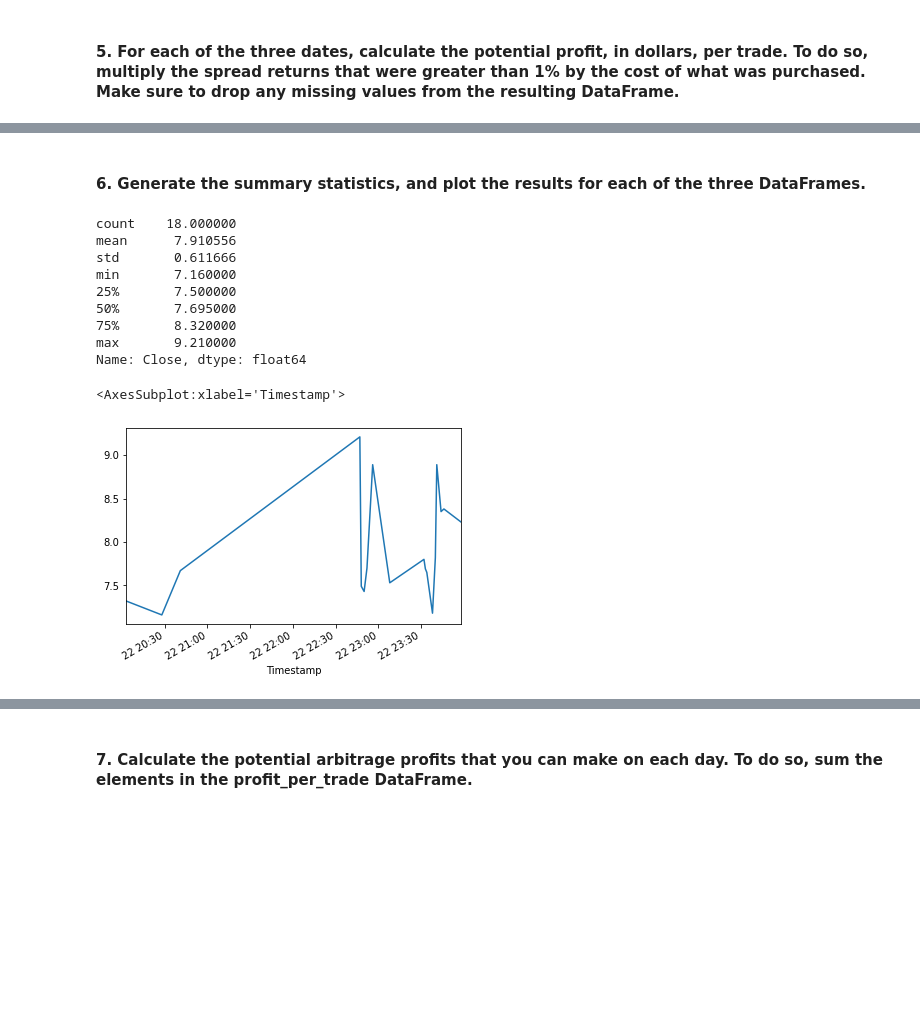
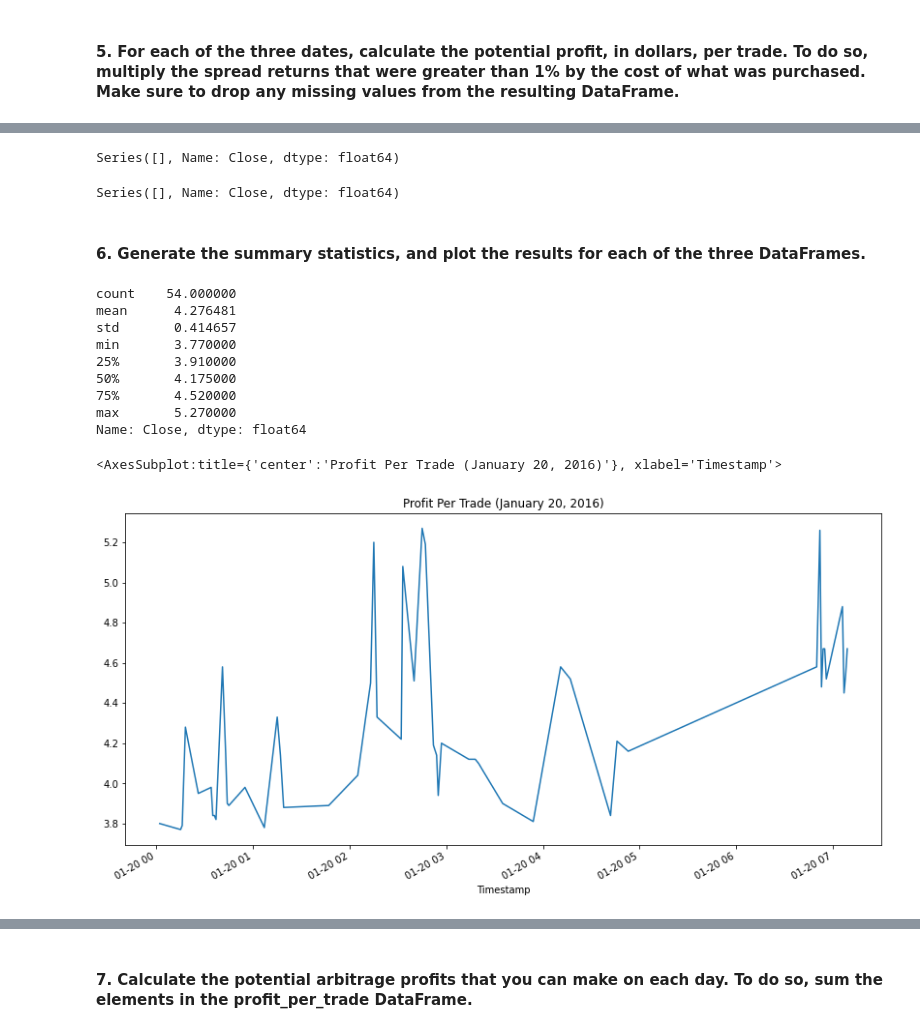
Before and after one commit to coronado212/bitcoin_arbitrage_analysis_3, a Jupyter notebook: crypto_arbitrage.ipynb, the cells around one changed output, grey strips where cells are left out. Drawn from its saved outputs; the diff is of its cells as text; code cells hidden in the pictures; blank space fills up the shorter version.

Commit message:
arbitrage analysis

```diff
--- a/crypto_arbitrage.ipynb
+++ b/crypto_arbitrage.ipynb
@@ -375,8 +376,8 @@ coinbase_sliced.loc['2016-09-30'].plot(legend=True, figsize=(14, 7), rot=45, col
 # %%
 # Using the early date that you have selected, calculate the arbitrage spread
 # by subtracting the bitstamp lower closing prices from the coinbase higher closing prices
-bitstamp_closing_early = bitstamp_sliced.loc['2016-09-30']
-coinbase_closing_early = coinbase_sliced.loc['2016-09-30']
+bitstamp_closing_early = bitstamp_sliced.loc['2016-01-20']
+coinbase_closing_early = coinbase_sliced.loc['2016-01-20']
 arbitrage_spread_early = coinbase_closing_early - bitstamp_closing_early
 
 # Generate summary statistics for the early DataFrame
@@ -546,23 +547,9 @@ Name: Close, dtype: float64
 # For the date early in the dataset, calculate the spread returns by dividing
 # the instances when the arbitrage spread is positive (> 0) by the price of Bitcoin
 # from the exchange you are buying on (the lower-priced exchange)
-spread_return_early = # YOUR CODE HERE
+spread_return_early = arbitrage_spread_early[arbitrage_spread_early>0] / bitstamp_closing_early
 
 # Review the spread return DataFrame
-# YOUR CODE HERE
-
-# Use the arbitrage_spread to determine the return percentage of the trades with a positive spread
-# Include only the trades that have an arbitrage_spread that’s greater than 0
-# Use the bitcoin_1 prices from the day as the denominator
-
-spread_return = arbitrage_spread[arbitrage_spread>0] / bitcoin_1['Close'].loc['2015-10-19']
-
-# Create a profitable_trades DataFrame
-# Show only those trades where the spread_return is greater than 1% (.01)
-profitable_trades = spread_return[spread_return > .01]
-profitable_trades.head(10)
-
-# Print the summary statistics for the profitable_trades DataFrame
-profitable_trades.describe()
+spread_return_early.head()
 # %% [output]
 Timestamp
@@ -593,9 +596,9 @@ spread_return_late = # YOUR CODE HERE
 # %%
 # For the date early in the dataset, determine the number of times your trades with positive returns
 # exceed the 1% minimum threshold (.01) that you need to cover your costs
-profitable_trades_early = # YOUR CODE HERE
+profitable_trades_early = spread_return_early[spread_return_early > .01]
 
 # Review the first five profitable trades
-# YOUR CODE HERE
+profitable_trades_early.head()
 # %% [output]
 Timestamp
@@ -648,12 +675,12 @@ Name: Close, dtype: float64
 # %%
 # For the date early in the dataset, calculate the potential profit per trade in dollars
 # Multiply the profitable trades by the cost of the Bitcoin that was purchased
-profit_early = # YOUR CODE HERE
+profit_early = profitable_trades_early * bitstamp_closing_early
 
 # Drop any missing values from the profit DataFrame
-profit_per_trade_early = # YOUR CODE HERE
+profit_per_trade_early = profit_early.dropna()
 
 # View the early profit DataFrame
-# YOUR CODE HERE
+profit_per_trade_early
 # %% [output]
 Timestamp
@@ -679,44 +703,48 @@ Name: Close, dtype: float64
 # %%
 # For the date in the middle of the dataset, calculate the potential profit per trade in dollars
 # Multiply the profitable trades by the cost of the Bitcoin that was purchased
-profit_middle = # YOUR CODE HERE
+profit_middle = profitable_trades_middle * bitstamp_closing_middle
 
 # Drop any missing values from the profit DataFrame
-profit_per_trade_middle = # YOUR CODE HERE
+profit_per_trade_middle = profit_middle.dropna()
 
 # View the early profit DataFrame
-# YOUR CODE HERE
+profit_per_trade_middle
+# %% [output]
+Series([], Name: Close, dtype: float64)
 # %%
 # For the date late in the dataset, calculate the potential profit per trade in dollars
 # Multiply the profitable trades by the cost of the Bitcoin that was purchased
-profit_late = # YOUR CODE HERE
+profit_late = profitable_trades_late * coinbase_closing_late
 
 # Drop any missing values from the profit DataFrame
-profit_per_trade_late = # YOUR CODE HERE
+profit_per_trade_late = profit_late.dropna()
 
 # View the early profit DataFrame
-# YOUR CODE HERE
+profit_per_trade_late
+# %% [output]
+Series([], Name: Close, dtype: float64)
 # %% [markdown]
 #### 6. Generate the summary statistics, and plot the results for each of the three DataFrames.
 # %%
 # Generate the summary statistics for the early profit per trade DataFrame
-# YOUR CODE HERE
+profit_per_trade_early.describe()
 # %% [output]
-count    18.000000
-mean      7.910556
-std       0.611666
-min       7.160000
-25%       7.500000
-50%       7.695000
-75%       8.320000
-max       9.210000
+count    54.000000
+mean      4.276481
+std       0.414657
+min       3.770000
+25%       3.910000
+50%       4.175000
+75%       4.520000
+max       5.270000
 Name: Close, dtype: float64
 # %%
 # Plot the results for the early profit per trade DataFrame
 # Be sure to include at least a title with your plot
-# YOUR CODE HERE
+profit_per_trade_early.plot(title="Profit Per Trade (January 20, 2016)", figsize=(14,7))
 # %% [output]
-<AxesSubplot:xlabel='Timestamp'>
+<AxesSubplot:title={'center':'Profit Per Trade (January 20, 2016)'}, xlabel='Timestamp'>
-[figure, old version]
+[figure, new version]
 # %%
 # Generate the summary statistics for the middle profit per trade DataFrame
```
Also changed, not shown: parts of 38 cells of this notebook.
